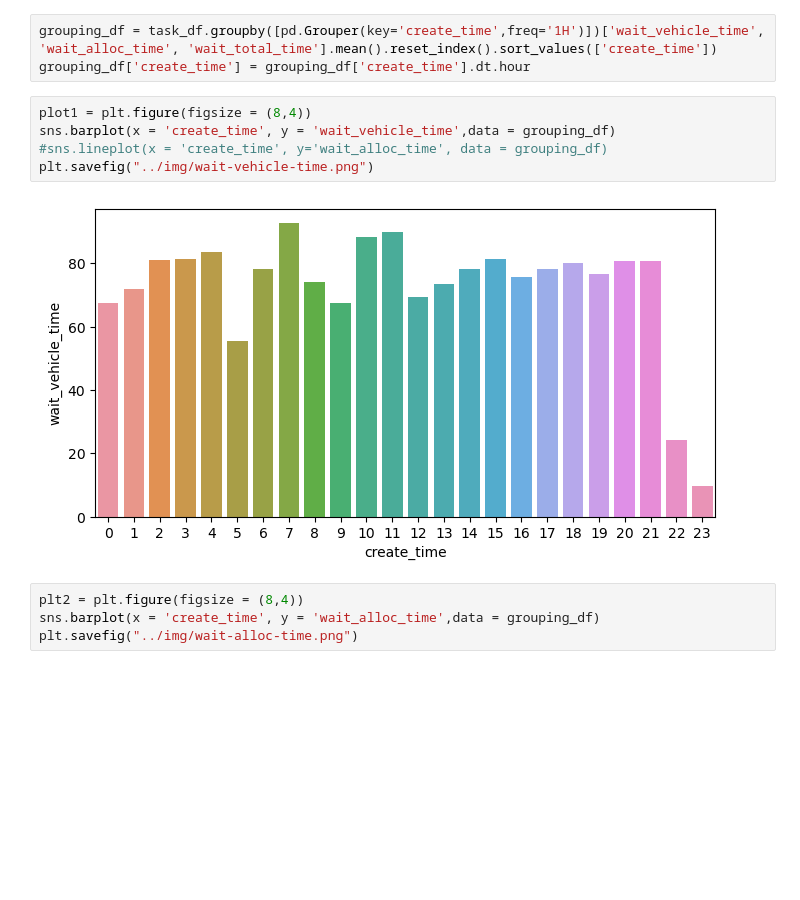
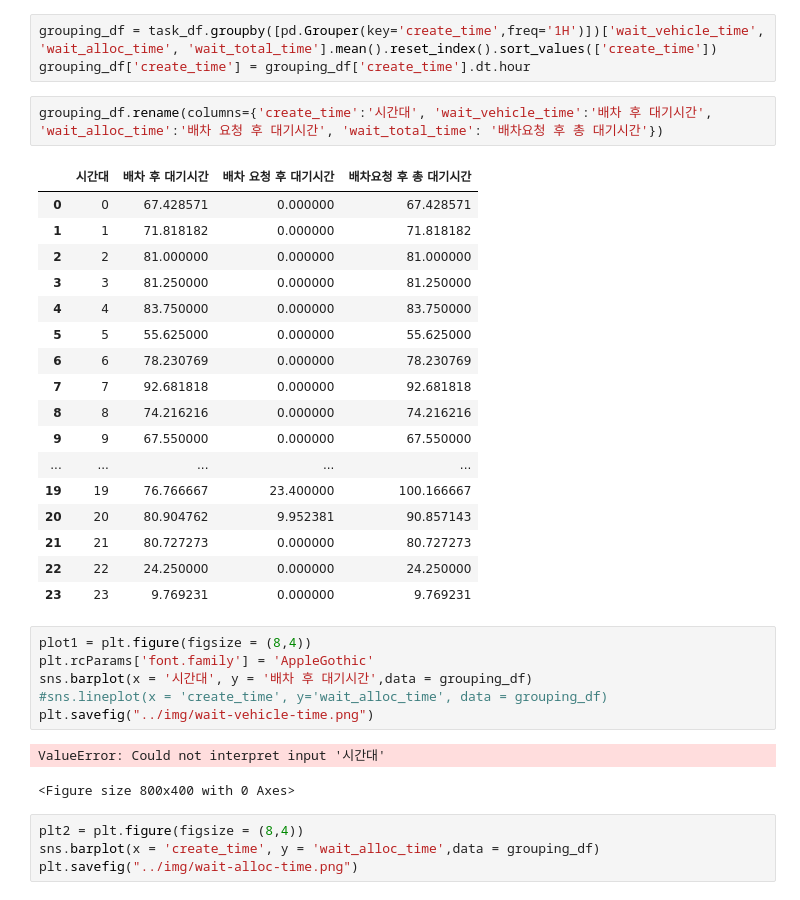
Before and after one commit to mas-taxim/multi-vehicle-simulator, a Jupyter notebook: statistics/report.ipynb, the cells around one changed output. Drawn from its saved outputs; the diff is of its cells as text; blank space fills up the shorter version.

```diff
--- a/statistics/report.ipynb
+++ b/statistics/report.ipynb
@@ -21,13 +21,35 @@ task_df['create_time'] = pd.DatetimeIndex(task_df['create_time'] + timedelta(hou
 # %%
 grouping_df = task_df.groupby([pd.Grouper(key='create_time',freq='1H')])['wait_vehicle_time', 'wait_alloc_time', 'wait_total_time'].mean().reset_index().sort_values(['create_time'])
 grouping_df['create_time'] = grouping_df['create_time'].dt.hour
+# %%
+grouping_df.rename(columns={'create_time':'시간대', 'wait_vehicle_time':'배차 후 대기시간', 'wait_alloc_time':'배차 요청 후 대기시간', 'wait_total_time': '배차요청 후 총 대기시간'})
+# %% [output]
+|  | 시간대 | 배차 후 대기시간 | 배차 요청 후 대기시간 | 배차요청 후 총 대기시간 |
+| 0 | 0 | 67.428571 | 0.000000 | 67.428571 |
+| 1 | 1 | 71.818182 | 0.000000 | 71.818182 |
+| 2 | 2 | 81.000000 | 0.000000 | 81.000000 |
+| 3 | 3 | 81.250000 | 0.000000 | 81.250000 |
+| 4 | 4 | 83.750000 | 0.000000 | 83.750000 |
+| 5 | 5 | 55.625000 | 0.000000 | 55.625000 |
+| 6 | 6 | 78.230769 | 0.000000 | 78.230769 |
+| 7 | 7 | 92.681818 | 0.000000 | 92.681818 |
+| 8 | 8 | 74.216216 | 0.000000 | 74.216216 |
+| 9 | 9 | 67.550000 | 0.000000 | 67.550000 |
+| ... | ... | ... | ... | ... |
+| 19 | 19 | 76.766667 | 23.400000 | 100.166667 |
+| 20 | 20 | 80.904762 | 9.952381 | 90.857143 |
+| 21 | 21 | 80.727273 | 0.000000 | 80.727273 |
+| 22 | 22 | 24.250000 | 0.000000 | 24.250000 |
+| 23 | 23 | 9.769231 | 0.000000 | 9.769231 |
 # %%
 plot1 = plt.figure(figsize = (8,4))
-sns.barplot(x = 'create_time', y = 'wait_vehicle_time',data = grouping_df)
+plt.rcParams['font.family'] = 'AppleGothic'
+sns.barplot(x = '시간대', y = '배차 후 대기시간',data = grouping_df)
 #sns.lineplot(x = 'create_time', y='wait_alloc_time', data = grouping_df)
 plt.savefig("../img/wait-vehicle-time.png")
 # %% [output]
-[figure, removed]
+ValueError: Could not interpret input '시간대'
+<Figure size 800x400 with 0 Axes>
 # %%
 plt2 = plt.figure(figsize = (8,4))
 sns.barplot(x = 'create_time', y = 'wait_alloc_time',data = grouping_df)
```
Also changed, not shown: parts of 2 cells of this notebook, 7 other files.
